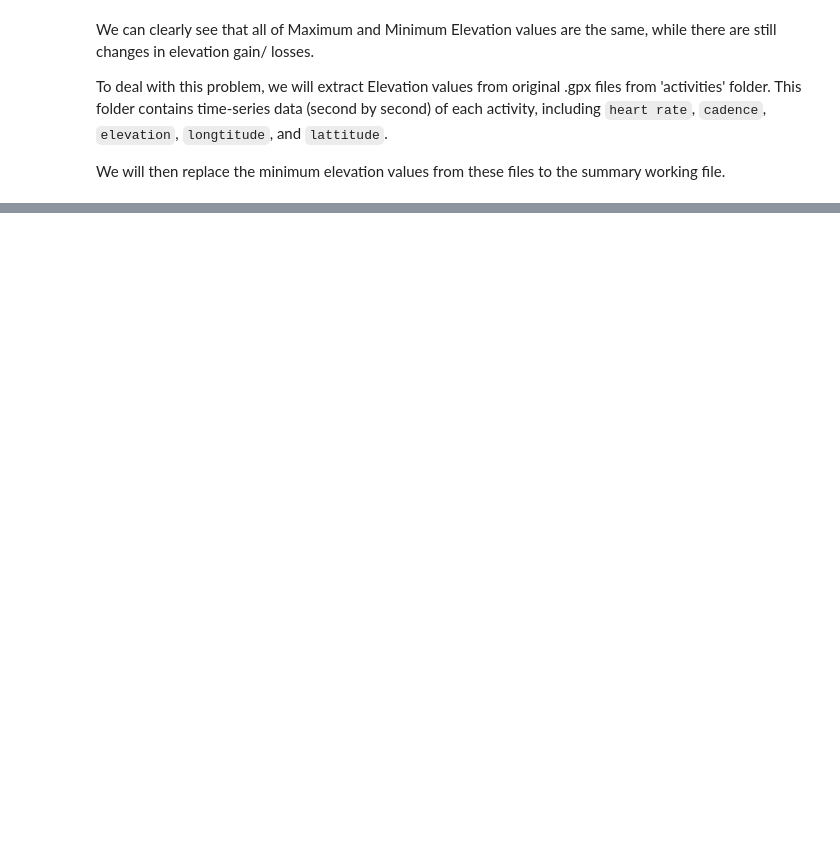
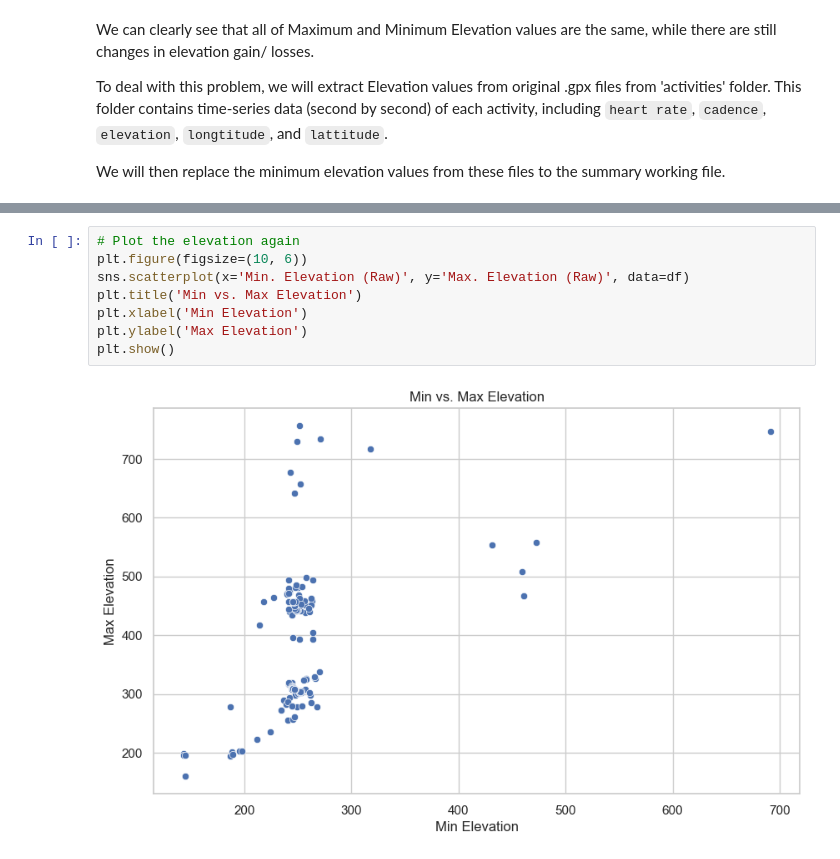
Before and after one commit to Redback-Operations/redback-fit-sports-performance, a Jupyter notebook: Running_Archive/dataCleaning.ipynb, the cells around one changed output, grey strips where cells are left out. Saved outputs shown, nothing was run; the diff lists cells and outputs as text; blank space fills up the shorter version.

```diff
--- a/Running_Archive/dataCleaning.ipynb
+++ b/Running_Archive/dataCleaning.ipynb
@@ -267,3 +287,13 @@ Number of null values in Min. Elevation (Raw) after replacement: 0
 7   2006998614            262.799988
 8   1988390950            243.199997
 9   1971778346            227.600006
+# %%
+# Plot the elevation again
+plt.figure(figsize=(10, 6))
+sns.scatterplot(x='Min. Elevation (Raw)', y='Max. Elevation (Raw)', data=df)
+plt.title('Min vs. Max Elevation')
+plt.xlabel('Min Elevation')
+plt.ylabel('Max Elevation')
+plt.show()
+# %% [output]
+[figure, added]
```
Also changed, not shown: parts of 31 cells of this notebook, 2 other files.
